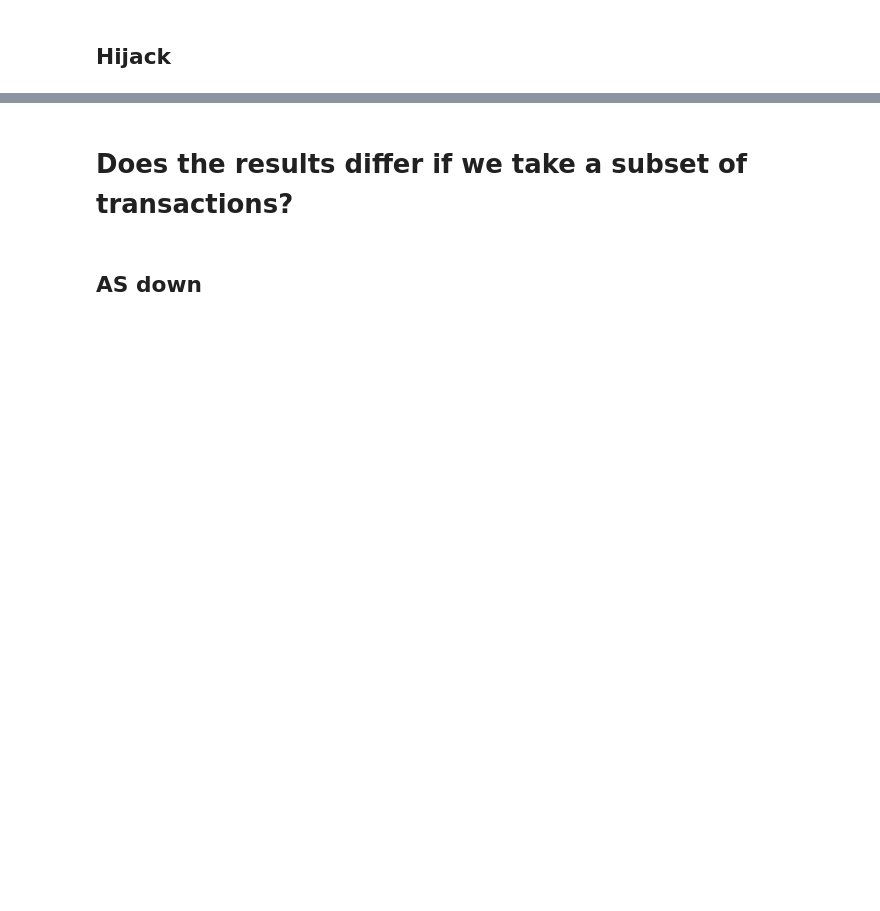
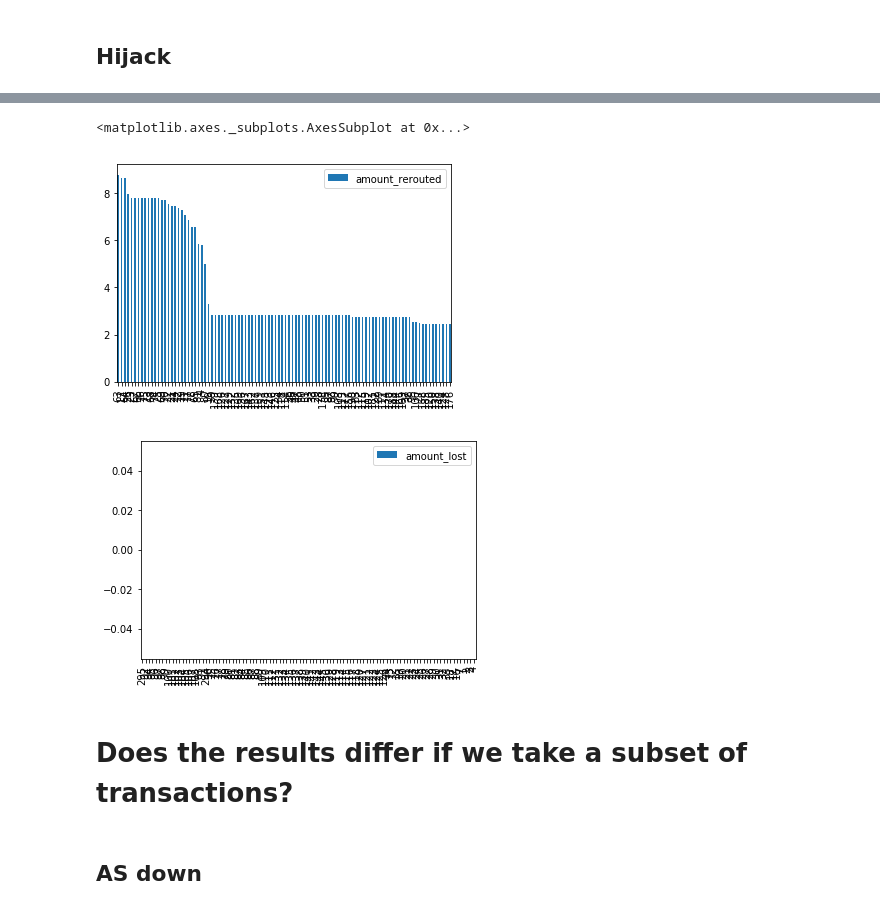
Before and after one commit to dedis/student_19_ripple-partition, a Jupyter notebook: caida_time.ipynb, the cells around one changed output, grey strips where cells are left out. Drawn from its saved outputs; the diff is of its cells as text; code cells hidden in the pictures; blank space fills up the shorter version.

```diff
--- a/caida_time.ipynb
+++ b/caida_time.ipynb
@@ -77,8 +88,10 @@ result_base['amount_lost'].apply(lambda x: x*100/transactions['amount'].sum()).s
 # %%
-plt.subplot(1,2,1)
 result_9['amount_rerouted'].apply(lambda x: x*100/transactions['amount'].sum()).sort_values(ascending=False).head(100).to_frame().plot.bar()
-plt.subplot(1,2,2)
 result_9['amount_lost'].apply(lambda x: x*100/transactions['amount'].sum()).sort_values(ascending=False).head(100).to_frame().plot.bar()
+# %% [output]
+<matplotlib.axes._subplots.AxesSubplot at 0x...>
+[figure, added]
+[figure, added]
 # %% [markdown]
 # Does the results differ if we take a subset of transactions?
 # %%
```
Also changed, not shown: parts of 13 cells of this notebook, 1 other file.
